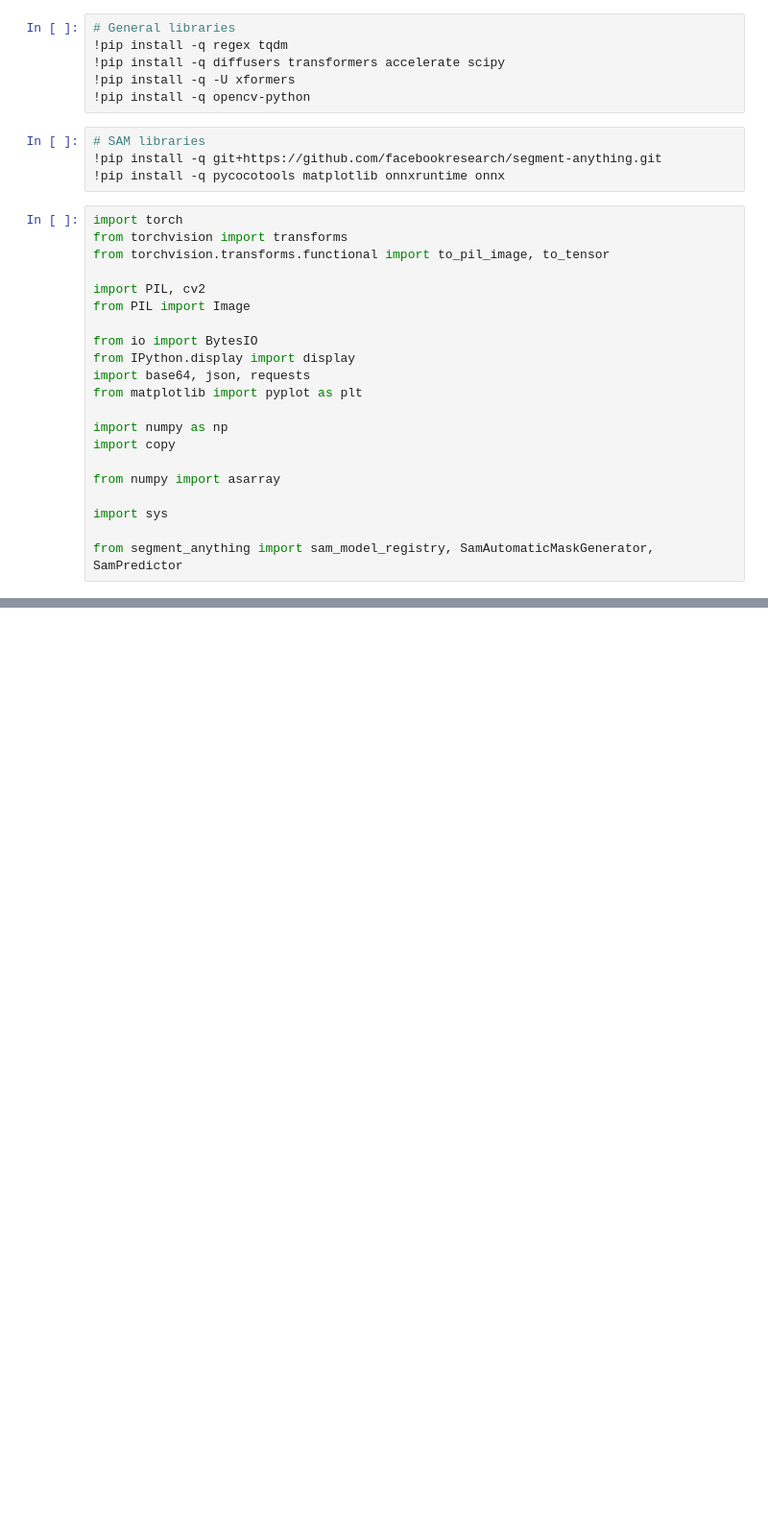
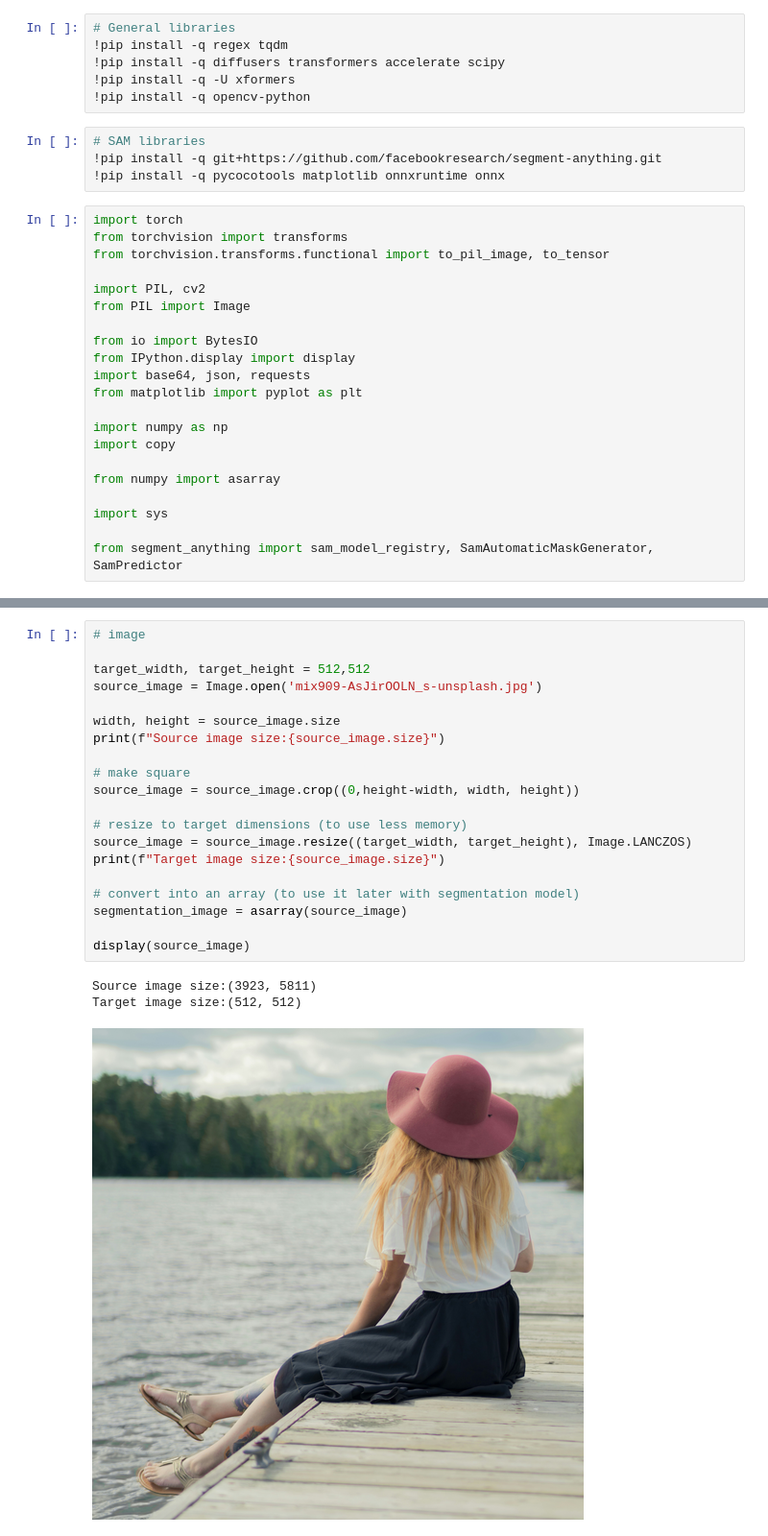
Before and after one commit to bellmake/inpainting, a Jupyter notebook: inpainting.ipynb, the cells around one changed output, grey strips where cells are left out. Shown at 96% size. Cells and saved outputs as stored; diff of their text form; blank space fills up the shorter version.

```diff
--- a/inpainting.ipynb
+++ b/inpainting.ipynb
@@ -50,0 +65,24 @@ model_dir = "stabilityai/stable-diffusion-2-inpainting"
+# %%
+# image
+
+target_width, target_height = 512,512
+source_image = Image.open('mix909-AsJirOOLN_s-unsplash.jpg')
+
+width, height = source_image.size
+print(f"Source image size:{source_image.size}")
+
+# make square
+source_image = source_image.crop((0,height-width, width, height))
+
+# resize to target dimensions (to use less memory)
+source_image = source_image.resize((target_width, target_height), Image.LANCZOS)
+print(f"Target image size:{source_image.size}")
+
+# convert into an array (to use it later with segmentation model)
+segmentation_image = asarray(source_image)
+
+display(source_image)
+# %% [output]
+Source image size:(3923, 5811)
+Target image size:(512, 512)
+[figure, added]
```
Also changed, not shown: parts of 13 cells of this notebook.
